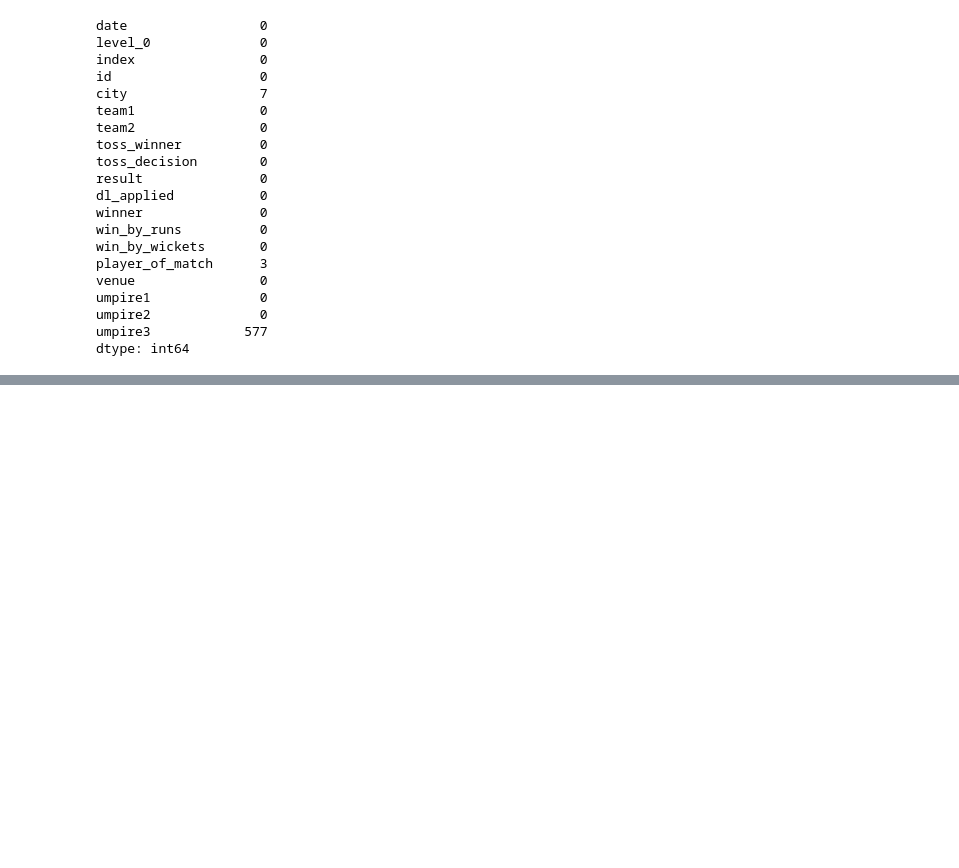
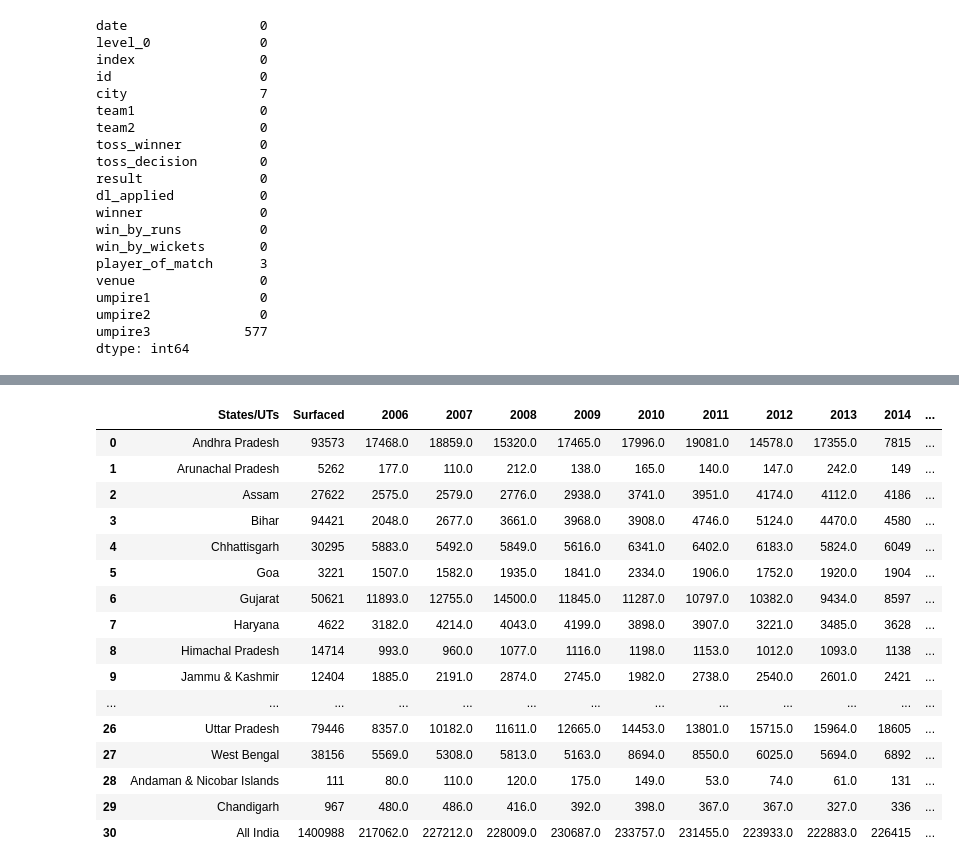
Before and after one commit to VinuthaGovindappa/PythonInColaboratory, a Jupyter notebook: Python_Day2_Training.ipynb, the cells around one changed output, grey strips where cells are left out. Saved outputs shown, nothing was run; the diff lists cells and outputs as text; code cells hidden in the pictures; blank space fills up the shorter version.

```diff
--- a/Python_Day2_Training.ipynb
+++ b/Python_Day2_Training.ipynb
@@ -250,0 +318,40 @@ dtype: int64
+# %%
+roads = pd.read_csv('roads.csv')
+accidents = pd.read_csv('road_accidents.csv')
+
+# print(roads.shape)
+# print(accidents.shape)
+
+# print(roads.head())
+# print(accidents.head())
+
+# drop_roads = roads.drop(['Category','Total'], axis=1)
+drop_roads = roads.drop(['Category','Total'],axis=1, inplace=True)
+
+# print(roads)
+
+acc = accidents[['States/UTs', '2012', '2013', '2014']]
+
+# print(acc)
+
+# print(acc.head())
+
+pd.merge(roads, accidents, on='States/UTs', how='inner')
+# %% [output]
+|  | States/UTs | Surfaced | 2006 | 2007 | 2008 | 2009 | 2010 | 2011 | 2012 | 2013 | 2014 | ... |
+| 0 | Andhra Pradesh | 93573 | 17468.0 | 18859.0 | 15320.0 | 17465.0 | 17996.0 | 19081.0 | 14578.0 | 17355.0 | 7815 | ... |
+| 1 | Arunachal Pradesh | 5262 | 177.0 | 110.0 | 212.0 | 138.0 | 165.0 | 140.0 | 147.0 | 242.0 | 149 | ... |
+| 2 | Assam | 27622 | 2575.0 | 2579.0 | 2776.0 | 2938.0 | 3741.0 | 3951.0 | 4174.0 | 4112.0 | 4186 | ... |
+| 3 | Bihar | 94421 | 2048.0 | 2677.0 | 3661.0 | 3968.0 | 3908.0 | 4746.0 | 5124.0 | 4470.0 | 4580 | ... |
+| 4 | Chhattisgarh | 30295 | 5883.0 | 5492.0 | 5849.0 | 5616.0 | 6341.0 | 6402.0 | 6183.0 | 5824.0 | 6049 | ... |
+| 5 | Goa | 3221 | 1507.0 | 1582.0 | 1935.0 | 1841.0 | 2334.0 | 1906.0 | 1752.0 | 1920.0 | 1904 | ... |
+| 6 | Gujarat | 50621 | 11893.0 | 12755.0 | 14500.0 | 11845.0 | 11287.0 | 10797.0 | 10382.0 | 9434.0 | 8597 | ... |
+| 7 | Haryana | 4622 | 3182.0 | 4214.0 | 4043.0 | 4199.0 | 3898.0 | 3907.0 | 3221.0 | 3485.0 | 3628 | ... |
+| 8 | Himachal Pradesh | 14714 | 993.0 | 960.0 | 1077.0 | 1116.0 | 1198.0 | 1153.0 | 1012.0 | 1093.0 | 1138 | ... |
+| 9 | Jammu & Kashmir | 12404 | 1885.0 | 2191.0 | 2874.0 | 2745.0 | 1982.0 | 2738.0 | 2540.0 | 2601.0 | 2421 | ... |
+| ... | ... | ... | ... | ... | ... | ... | ... | ... | ... | ... | ... | ... |
+| 26 | Uttar Pradesh | 79446 | 8357.0 | 10182.0 | 11611.0 | 12665.0 | 14453.0 | 13801.0 | 15715.0 | 15964.0 | 18605 | ... |
+| 27 | West Bengal | 38156 | 5569.0 | 5308.0 | 5813.0 | 5163.0 | 8694.0 | 8550.0 | 6025.0 | 5694.0 | 6892 | ... |
+| 28 | Andaman & Nicobar Islands | 111 | 80.0 | 110.0 | 120.0 | 175.0 | 149.0 | 53.0 | 74.0 | 61.0 | 131 | ... |
+| 29 | Chandigarh | 967 | 480.0 | 486.0 | 416.0 | 392.0 | 398.0 | 367.0 | 367.0 | 327.0 | 336 | ... |
+| 30 | All India | 1400988 | 217062.0 | 227212.0 | 228009.0 | 230687.0 | 233757.0 | 231455.0 | 223933.0 | 222883.0 | 226415 | ... |
```
Also changed, not shown: parts of 7 cells of this notebook.
